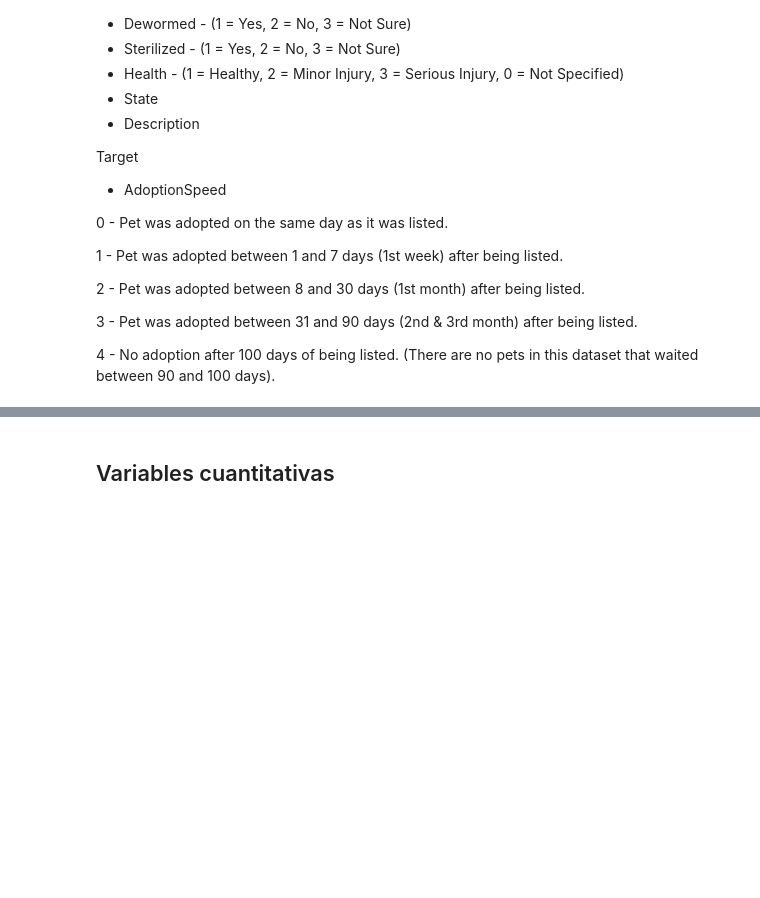
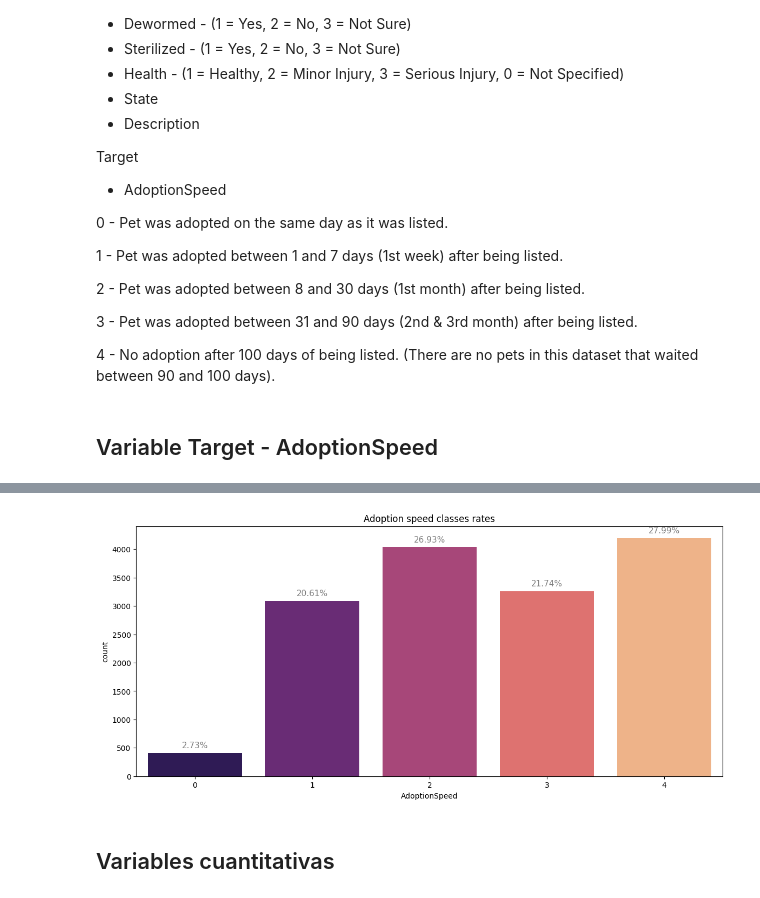
Before and after one commit to FrankAst/pet_project, a Jupyter notebook: pet-competition/notebooks/EDA.ipynb, the cells around one changed output, grey strips where cells are left out. Drawn from its saved outputs; the diff is of its cells as text; code cells hidden in the pictures; blank space fills up the shorter version.

```diff
--- a/pet-competition/notebooks/EDA.ipynb
+++ b/pet-competition/notebooks/EDA.ipynb
@@ -144,3 +146,24 @@ Target
 3 - Pet was adopted between 31 and 90 days (2nd & 3rd month) after being listed.
 
 4 - No adoption after 100 days of being listed. (There are no pets in this dataset that waited between 90 and 100 days).
+# %% [markdown]
+## Variable Target - AdoptionSpeed
+# %%
+# Seteo de dimension figura
+plt.figure(figsize=(14, 6))
+
+# Creacion countplot
+g = sns.countplot(x='AdoptionSpeed', data=df, palette='magma')
+plt.title('Adoption speed classes rates')
+
+ax = g.axes
+total_samples = df.shape[0]
+
+# Creacion etiquetas %
+for p in ax.patches:
+     height = p.get_height()
+     percentage = height * 100 / total_samples
+     ax.annotate(f"{percentage:.2f}%", (p.get_x() + p.get_width() / 2., height),
+                    ha='center', va='center', fontsize=11, color='gray', rotation=0, xytext=(0, 10),
+                    textcoords='offset points')
+# %% [output]
@@ -147,3 +171,4 @@ Target
+[figure, added]
 # %% [markdown]
 ## Variables cuantitativas
 # %%
```
Also changed, not shown: parts of 53 cells of this notebook.
